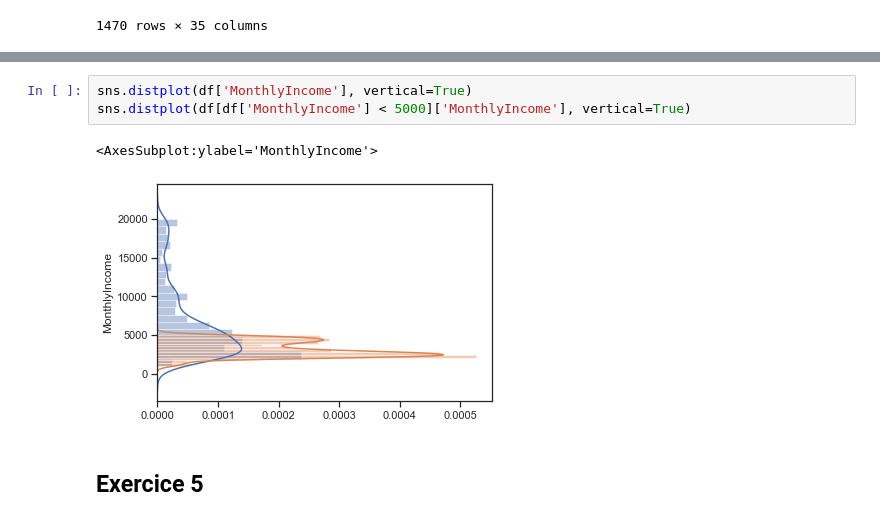
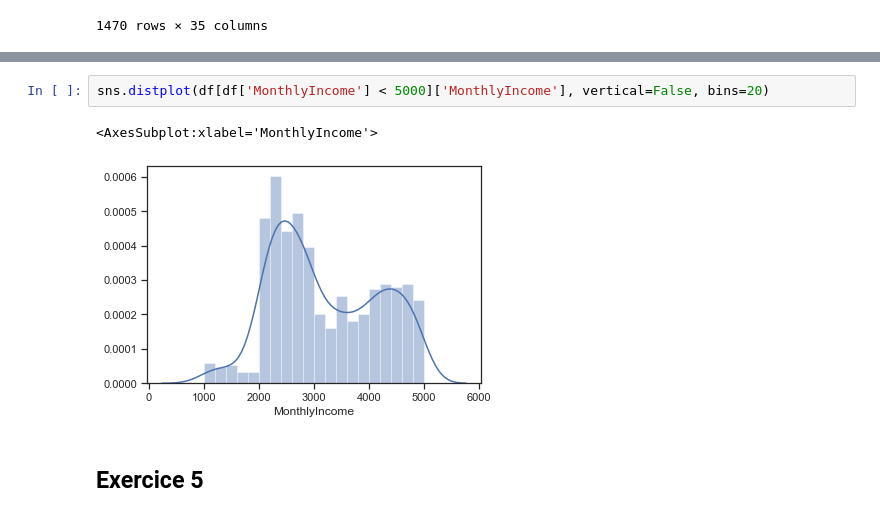
Before and after one commit to Q-Pi/ML, a Jupyter notebook: jour1/exosData.ipynb, the cells around one changed output, grey strips where cells are left out. Saved outputs shown, nothing was run; the diff lists cells and outputs as text.

```diff
--- a/jour1/exosData.ipynb
+++ b/jour1/exosData.ipynb
@@ -195,9 +220,8 @@ dtype: object
 # %%
-sns.distplot(df['MonthlyIncome'], vertical=True)
-sns.distplot(df[df['MonthlyIncome'] < 5000]['MonthlyIncome'], vertical=True)
+sns.distplot(df[df['MonthlyIncome'] < 5000]['MonthlyIncome'], vertical=False, bins=20)
 # %% [output]
-<AxesSubplot:ylabel='MonthlyIncome'>
+<AxesSubplot:xlabel='MonthlyIncome'>
-[figure, old version]
+[figure, new version]
 # %% [markdown]
 ## Exercice 5
 # %%
```
Also changed, not shown: parts of 9 cells of this notebook, 34 other files.
